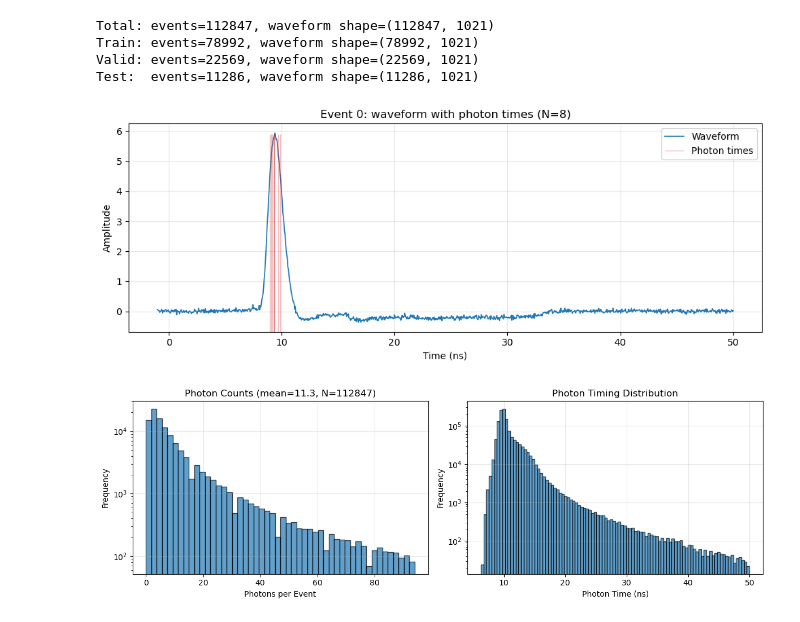
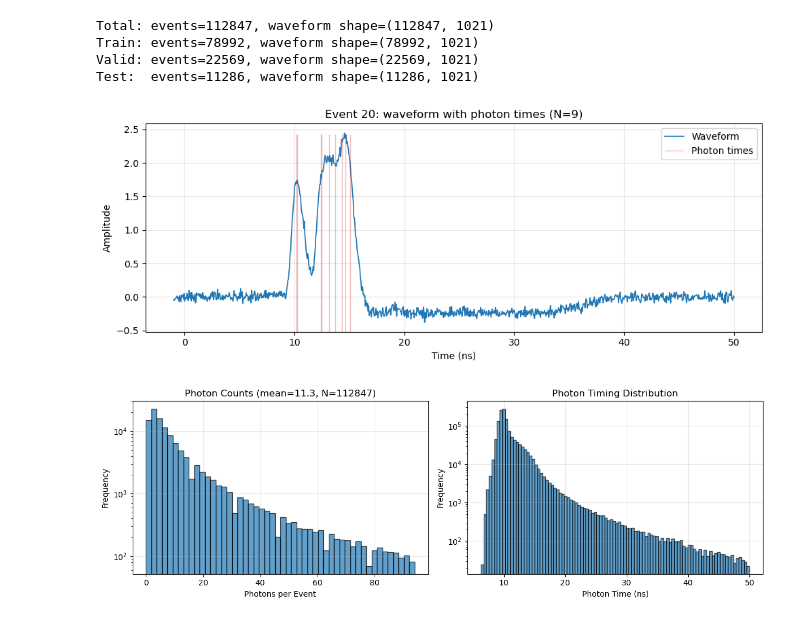
Before and after one commit to Liangyu5wu/SiPMSimulator, a Jupyter notebook: ml_training/dataset_analysis.ipynb, the cells around one changed output. Saved outputs shown, nothing was run; the diff lists cells and outputs as text; code cells hidden in the pictures.

```diff
--- a/ml_training/dataset_analysis.ipynb
+++ b/ml_training/dataset_analysis.ipynb
@@ -1,7 +1,7 @@
 # %%
 import numpy as np
 
-data_path = "../output/ml_training_dataset.npz"
+data_path = "../../output/ml_training_dataset.npz"
 data = np.load(data_path, mmap_mode='r')
 
 waveforms = data['waveforms']                      # (N, T)
@@ -30,29 +30,29 @@ Valid: events=22569, waveform shape=(22569, 1021)
 Test:  events=11286, waveform shape=(11286, 1021)
 # %%
 import matplotlib.pyplot as plt
-I = 0  # change to the event index you want to inspect
+I = 20  # change to the event index you want to inspect
 
 w = waveforms[I]
 t = time_axis
 pt = photon_times[I]
 pt = pt[~np.isnan(pt)]
 
 fig, ax = plt.subplots(figsize=(10, 4))
 line_wf, = ax.plot(t, w, lw=1.2, color='tab:blue', label='Waveform')
 yl = ax.get_ylim()
 if pt.size > 0:
     ax.vlines(pt, yl[0], yl[0] + 0.95*(yl[1]-yl[0]), color='tab:red', alpha=0.3, lw=1, label='Photon times')
     ax.set_ylim(yl)  # keep original y-limits
 
 ax.set_xlabel('Time (ns)')
 ax.set_ylabel('Amplitude')
 ax.set_title(f'Event {I}: waveform with photon times (N={pt.size})')
 ax.grid(alpha=0.3)
 ax.legend()
 plt.tight_layout()
 plt.show()
 # %% [output]
-[figure, old version]
+[figure, new version]
 # %%
 import matplotlib.pyplot as plt
 
```
Also changed, not shown: parts of 2 cells of this notebook, 1 other file.
